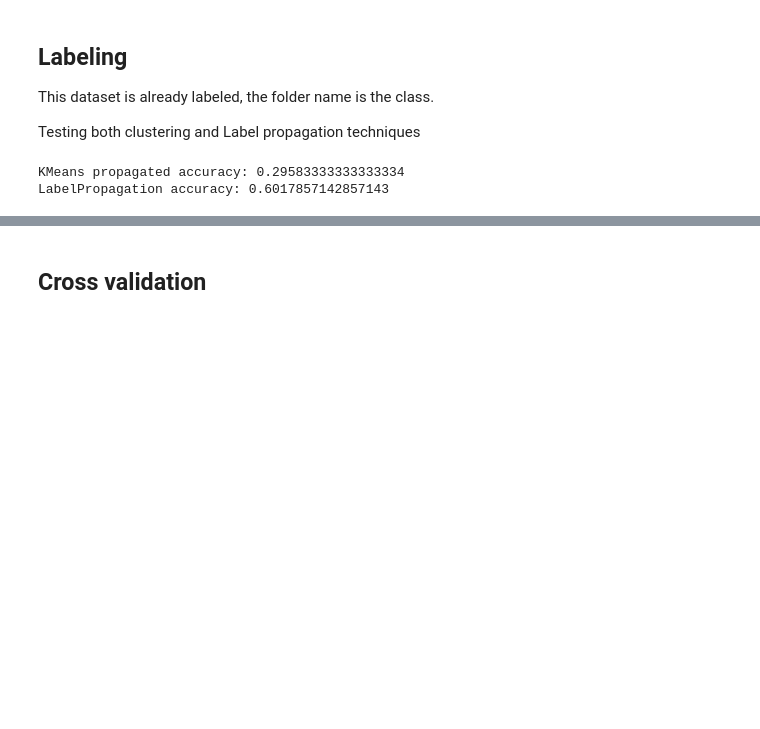
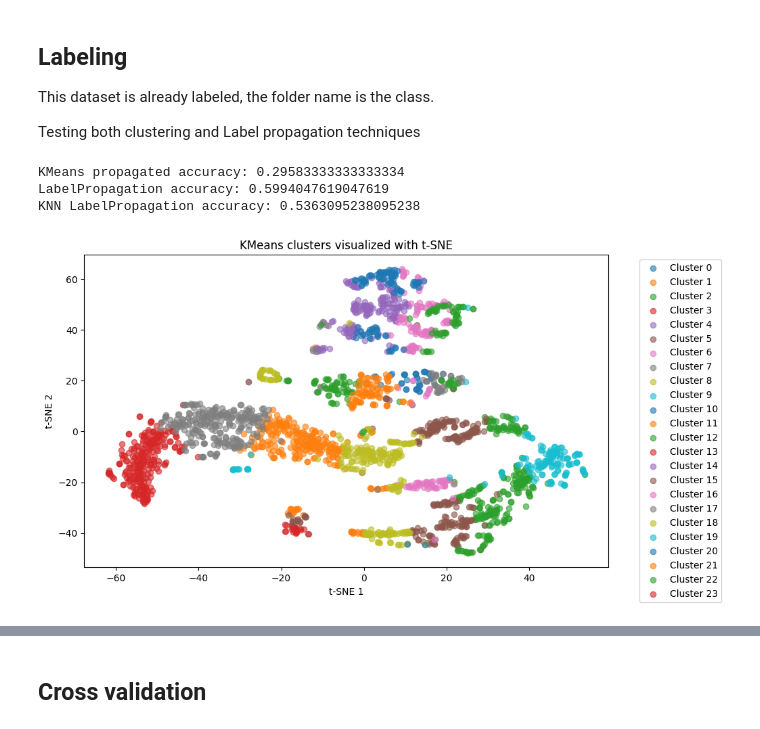
Before and after one commit to ceciliasant/NATOhackathon1, a Jupyter notebook: finalWorkflow.ipynb, the cells around one changed output, grey strips where cells are left out. Drawn from its saved outputs; the diff is of its cells as text; code cells hidden in the pictures; blank space fills up the shorter version.

Commit message:
updating notebook with visualizations

```diff
--- a/finalWorkflow.ipynb
+++ b/finalWorkflow.ipynb
@@ -120,20 +122,41 @@ for i in range(k):
 
 propagated_labels = np.array([cluster_labels[c] for c in kmeans.labels_])
 # %%
-from sklearn.semi_supervised import LabelPropagation
-
-lp_model = LabelPropagation(kernel='rbf', gamma=0.1, max_iter=1000)
+lp_model = LabelPropagation(kernel='rbf', gamma=0.1, max_iter=20000)
 lp_model.fit(features_pca, semi_labels)
 propagated_labels_lp = lp_model.transduction_
+# %%
+knn_model = LabelPropagation(kernel='knn', n_neighbors=10, max_iter=1000)
+knn_model.fit(features_pca, semi_labels)
+propagated_labels_knn = knn_model.transduction_
 # %%
 from sklearn.metrics import accuracy_score
 
 mask = subset_labels != -1
 acc = accuracy_score(subset_labels[unlabeled_idx], propagated_labels[unlabeled_idx])
 acc_lp = accuracy_score(subset_labels[unlabeled_idx], propagated_labels_lp[unlabeled_idx])
-
+acc_knn = accuracy_score(subset_labels[unlabeled_idx], propagated_labels_knn[unlabeled_idx])
 print("KMeans propagated accuracy:", acc)
 print("LabelPropagation accuracy:", acc_lp)
+print("KNN LabelPropagation accuracy:", acc_knn)
 # %% [output]
 KMeans propagated accuracy: 0.29583333333333334
-LabelPropagation accuracy: 0.6017857142857143
+LabelPropagation accuracy: 0.5994047619047619
+KNN LabelPropagation accuracy: 0.5363095238095238
+# %%
+tsne = TSNE(n_components=2, random_state=42, perplexity=30, max_iter=1000)
+features_2d = tsne.fit_transform(features_pca)
+# %%
+plt.figure(figsize=(10, 6))
+
+for cluster_id in np.unique(kmeans.labels_):
+    idx = kmeans.labels_ == cluster_id
+    plt.scatter(features_2d[idx, 0], features_2d[idx, 1], label=f'Cluster {cluster_id}', alpha=0.6)
+
+plt.xlabel('t-SNE 1')
+plt.ylabel('t-SNE 2')
+plt.title('KMeans clusters visualized with t-SNE')
+plt.legend(bbox_to_anchor=(1.05, 1), loc='upper left')
+plt.show()
+# %% [output]
+[figure, added]
```
Also changed, not shown: parts of 4 cells of this notebook.
